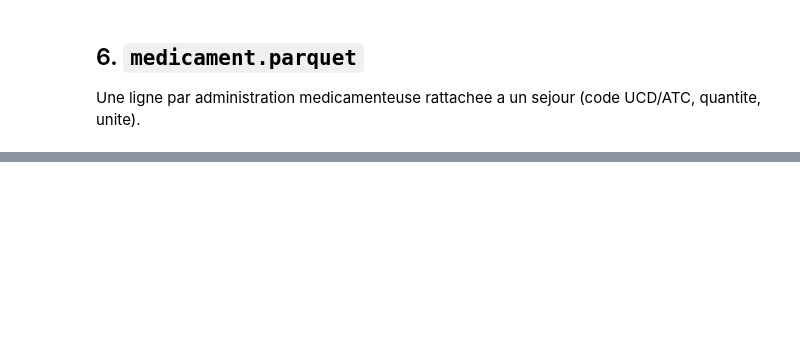
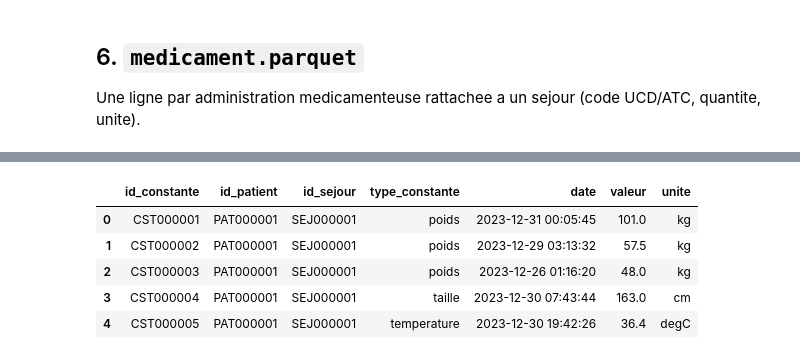
Before and after one commit to lucasshorten/Generation_dataset, a Jupyter notebook: revue.ipynb, the cells around one changed output, grey strips where cells are left out. Cells and saved outputs as stored; diff of their text form; code cells hidden in the pictures; blank space fills up the shorter version.

```diff
--- a/revue.ipynb
+++ b/revue.ipynb
@@ -421,0 +449,9 @@ Name: count, dtype: int64
+# %%
+df_constante.head()
+# %% [output]
+|  | id_constante | id_patient | id_sejour | type_constante | date | valeur | unite |
+| 0 | CST000001 | PAT000001 | SEJ000001 | poids | 2023-12-31 00:05:45 | 101.0 | kg |
+| 1 | CST000002 | PAT000001 | SEJ000001 | poids | 2023-12-29 03:13:32 | 57.5 | kg |
+| 2 | CST000003 | PAT000001 | SEJ000001 | poids | 2023-12-26 01:16:20 | 48.0 | kg |
+| 3 | CST000004 | PAT000001 | SEJ000001 | taille | 2023-12-30 07:43:44 | 163.0 | cm |
+| 4 | CST000005 | PAT000001 | SEJ000001 | temperature | 2023-12-30 19:42:26 | 36.4 | degC |
```
Also changed, not shown: parts of 15 cells of this notebook, 2 other files.
